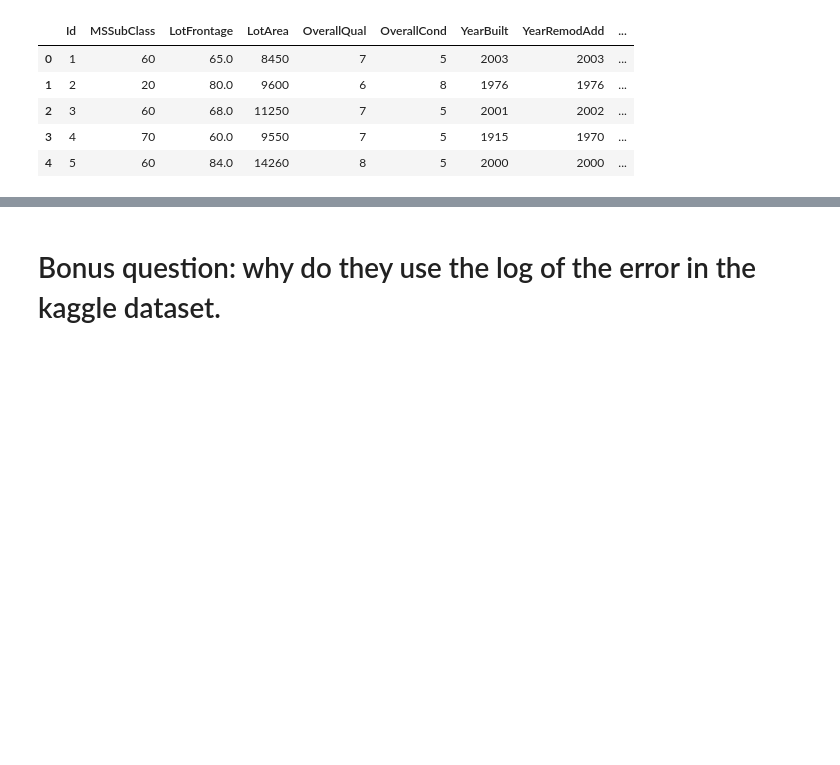
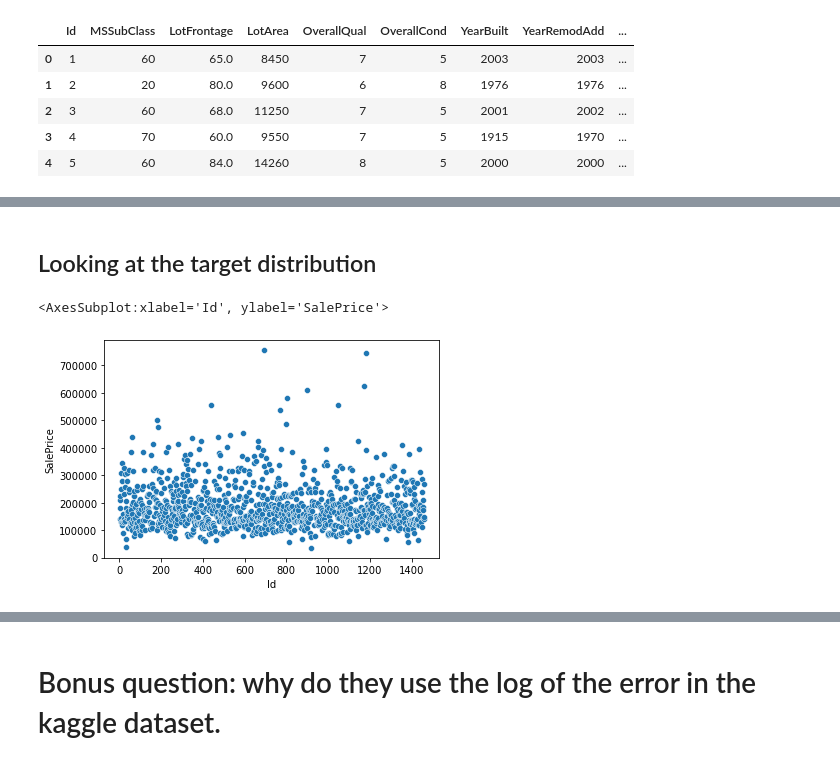
Before and after one commit to davanger/AIS-DSP-DavidBravo, a Jupyter notebook: notebooks/01_House_Prices.ipynb, the cells around one changed output, grey strips where cells are left out. Drawn from its saved outputs; the diff is of its cells as text; code cells hidden in the pictures; blank space fills up the shorter version.

```diff
--- a/notebooks/01_House_Prices.ipynb
+++ b/notebooks/01_House_Prices.ipynb
@@ -123,0 +168,7 @@ linear_model = LinearRegression(fit_intercept=True, normalize=True).fit(x_train,
+# %% [markdown]
+## Looking at the target distribution
+# %%
+sns.scatterplot(y=encoded_train['SalePrice'], x=encoded_train['Id'])
+# %% [output]
+<AxesSubplot:xlabel='Id', ylabel='SalePrice'>
+[figure, added]
```
Also changed, not shown: parts of 86 cells of this notebook, 1 other file.
